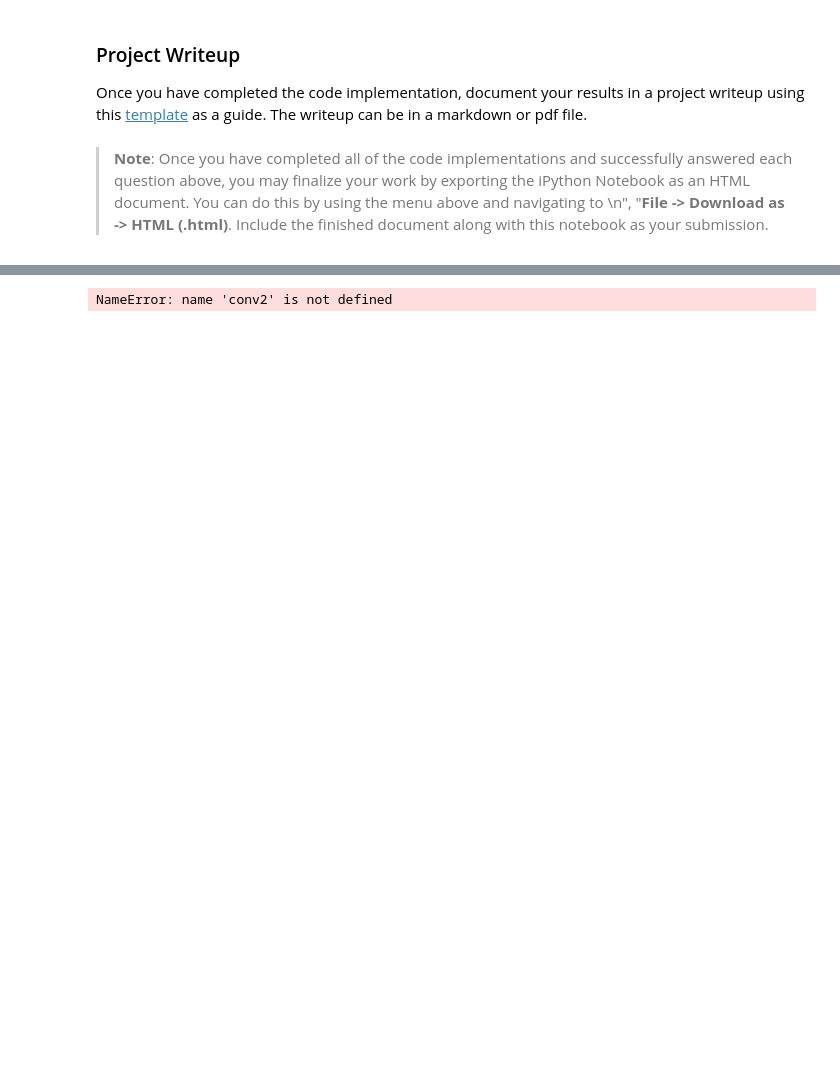
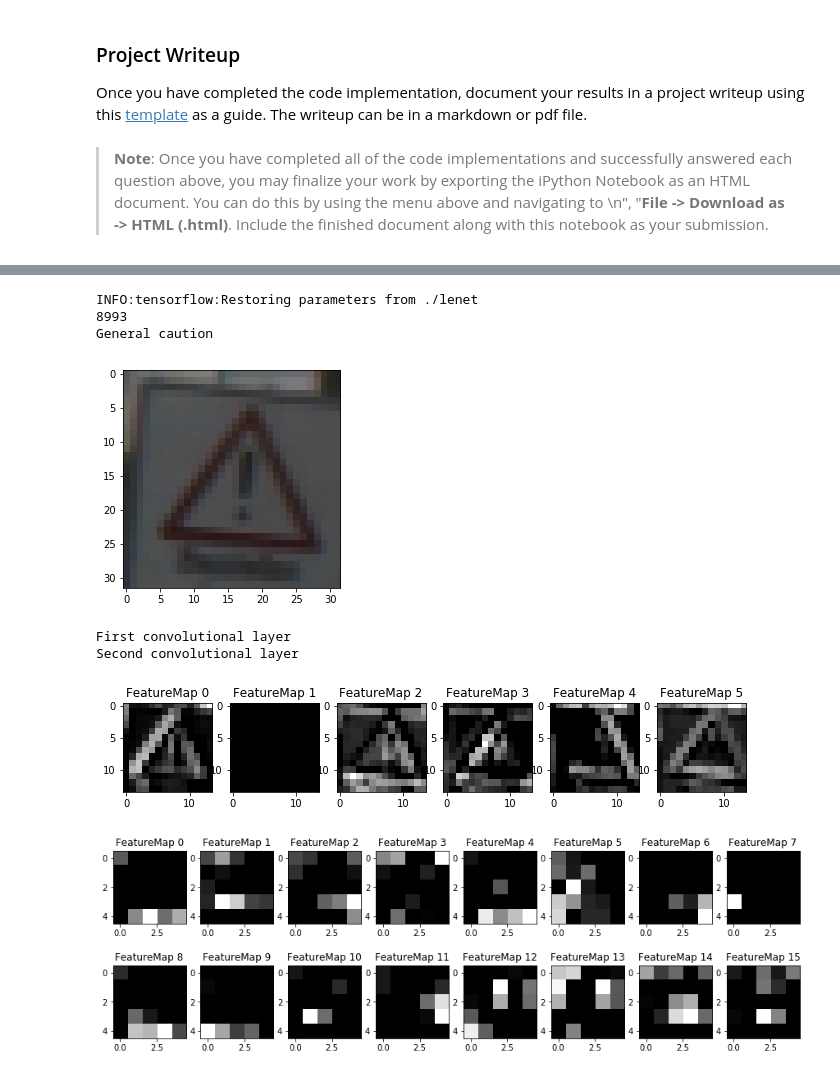
Before and after one commit to gayaviswan/CarND-Traffic-Sign-Classifier-Project, a Jupyter notebook: Traffic_Sign_Classifier.ipynb, the cells around one changed output, grey strips where cells are left out. Cells and saved outputs as stored; diff of their text form; code cells hidden in the pictures; blank space fills up the shorter version.

```diff
--- a/Traffic_Sign_Classifier.ipynb
+++ b/Traffic_Sign_Classifier.ipynb
@@ -680,32 +707,52 @@ For an example of what feature map outputs look like, check out NVIDIA's results
 ### Visualize your network's feature maps here.
 ### Feel free to use as many code cells as needed.
 
 # image_input: the test image being fed into the network to produce the feature maps
 # tf_activation: should be a tf variable name used during your training procedure that represents the calculated state of a specific weight layer
 # activation_min/max: can be used to view the activation contrast in more detail, by default matplot sets min and max to the actual min and max values of the output
 # plt_num: used to plot out multiple different weight feature map sets on the same block, just extend the plt number for each new feature map entry
 
 def outputFeatureMap(image_input, tf_activation, activation_min=-1, activation_max=-1 ,plt_num=1):
     # Here make sure to preprocess your image_input in a way your network expects
     # with size, normalization, ect if needed
     # image_input =
     # Note: x should be the same name as your network's tensorflow data placeholder variable
     # If you get an error tf_activation is not defined it may be having trouble accessing the variable from inside a function
     activation = tf_activation.eval(session=sess,feed_dict={x : image_input})
     featuremaps = activation.shape[3]
     plt.figure(plt_num, figsize=(15,15))
     for featuremap in range(featuremaps):
         plt.subplot(6,8, featuremap+1) # sets the number of feature maps to show on each row and column
         plt.title('FeatureMap ' + str(featuremap)) # displays the feature map number
         if activation_min != -1 & activation_max != -1:
             plt.imshow(activation[0,:,:, featuremap], interpolation="nearest", vmin =activation_min, vmax=activation_max, cmap="gray")
         elif activation_max != -1:
             plt.imshow(activation[0,:,:, featuremap], interpolation="nearest", vmax=activation_max, cmap="gray")
         elif activation_min !=-1:
             plt.imshow(activation[0,:,:, featuremap], interpolation="nearest", vmin=activation_min, cmap="gray")
         else:
             plt.imshow(activation[0,:,:, featuremap], interpolation="nearest", cmap="gray")
+        #plt.savefig('featuremap0.png')
 
-outputFeatureMap(all_images[0], conv2)
+with tf.Session() as sess:
+    aver2 = tf.train.import_meta_graph('./lenet.meta')
+    saver2.restore(sess, "./lenet")
+    index = random.randint(0, len(X_test))
+    random_image = np.expand_dims(X_test[index], axis=0)
+    print(index)
+    print(labels[y_test[index]])
+    plt.imshow(X_test[index])
+    plt.show()
+    print('First convolutional layer')
+    outputFeatureMap(random_image, conv1, plt_num=1)
+    print('Second convolutional layer')
+    outputFeatureMap(random_image, conv2, plt_num=2)
 # %% [output]
-NameError: name 'conv2' is not defined
+INFO:tensorflow:Restoring parameters from ./lenet
+8993
+General caution
+[figure, added]
+First convolutional layer
+Second convolutional layer
+[figure, added]
+[figure, added]
```
Also changed, not shown: parts of 11 cells of this notebook, 9 other files.
